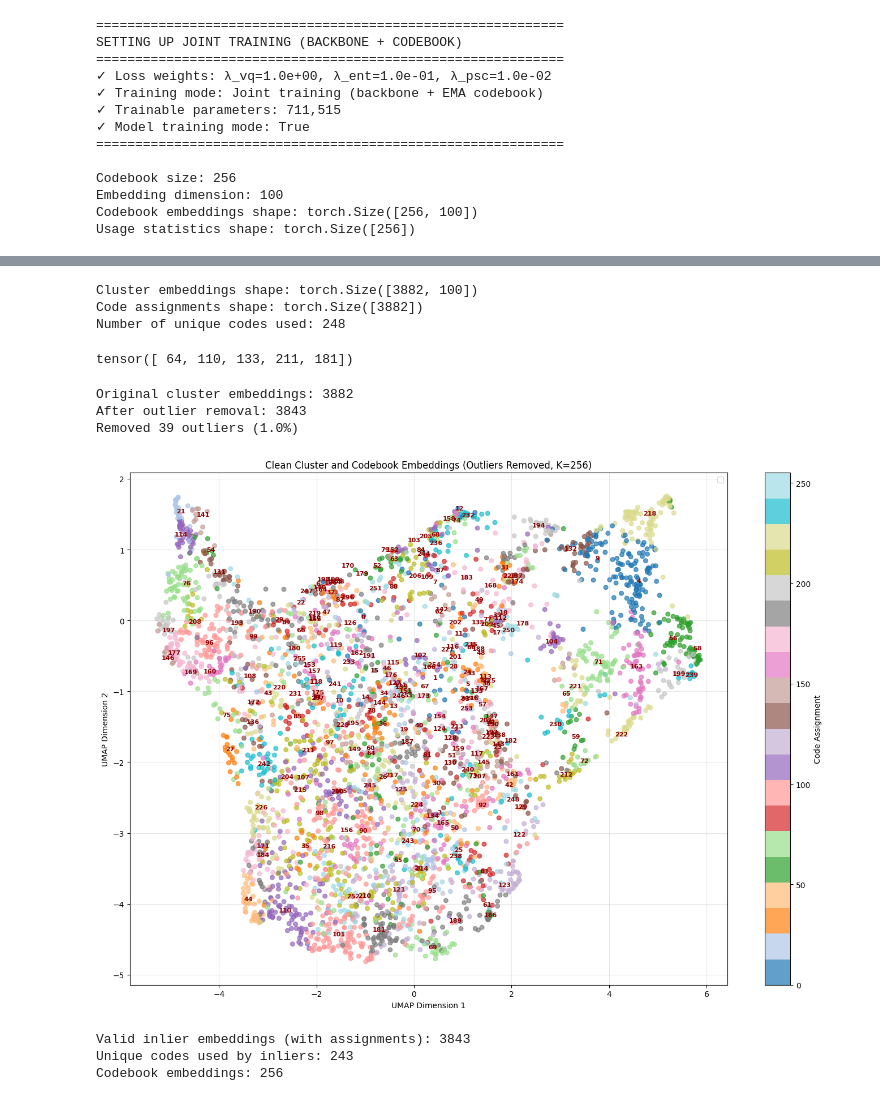
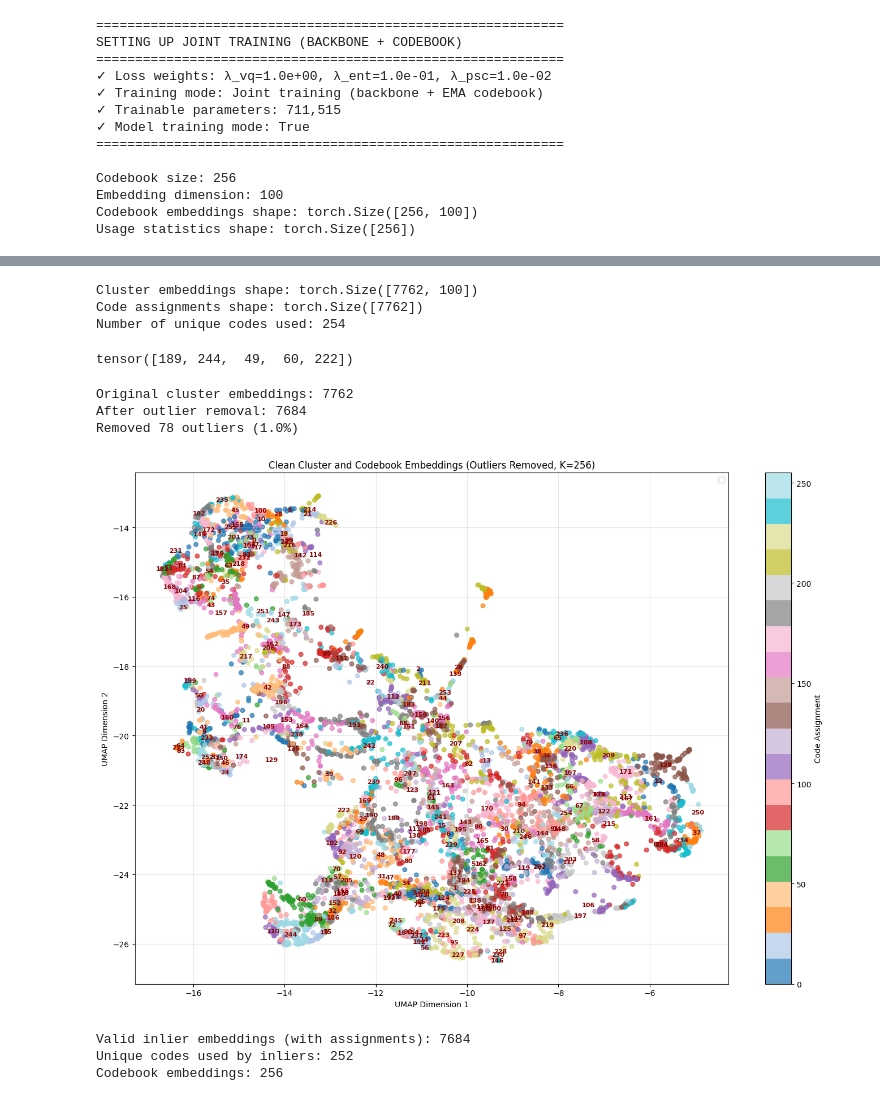
Before and after one commit to OliverLaboratory/BioBlobs, a Jupyter notebook: codebook_vis_random.ipynb, the cells around one changed output, grey strips where cells are left out. Drawn from its saved outputs; the diff is of its cells as text; code cells hidden in the pictures.

```diff
--- a/codebook_vis_random.ipynb
+++ b/codebook_vis_random.ipynb
@@ -15,7 +15,7 @@ from utils.proteinshake_dataset import get_dataset, create_dataloader
 
 train_dataset, val_dataset, test_dataset, num_classes = get_dataset(
     dataset_name='enzymecommission',
-    split='random',
+    split='structure',
     test_mode=False,
 )
 # %% [output]
@@ -38,7 +43,11 @@ import torch
 from partoken_resume_lightning import ParTokenResumeTrainingLightning
 
 # Load trained model
-checkpoint_path = "./outputs/codebook-resume/enzymecommission/random/2025-09-19-12-42-17/best-partoken-epoch=20-val_acc=0.863.ckpt"
+# checkpoint_path = "./outputs/codebook-resume/enzymecommission/random/2025-09-19-12-42-17/best-partoken-epoch=20-val_acc=0.863.ckpt"
+
+checkpoint_path = "./outputs/codebook-resume/enzymecommission/structure/2025-09-19-12-42-17/best-partoken-epoch=00-val_acc=0.567.ckpt"
+
+
 model = ParTokenResumeTrainingLightning.load_from_checkpoint(
     checkpoint_path,
     # model_cfg=model_cfg,  # Your model config
@@ -171,13 +180,13 @@ print("Cluster embeddings shape:", all_embeddings.shape)
 print("Code assignments shape:", all_assignments.shape)
 print("Number of unique codes used:", len(torch.unique(all_assignments[all_assignments >= 0])))
 # %% [output]
-Cluster embeddings shape: torch.Size([3882, 100])
-Code assignments shape: torch.Size([3882])
-Number of unique codes used: 248
+Cluster embeddings shape: torch.Size([7762, 100])
+Code assignments shape: torch.Size([7762])
+Number of unique codes used: 254
 # %%
 print(all_assignments[:5])
 # %% [output]
-tensor([ 64, 110, 133, 211, 181])
+tensor([189, 244,  49,  60, 222])
 # %%
 # Remove outliers and plot cleaner UMAP visualization
 from sklearn.ensemble import IsolationForest
@@ -215,41 +224,40 @@ n_inliers = inlier_embeddings.shape[0]
 cluster_2d_clean = combined_2d_clean[:n_inliers]
 codebook_2d_clean = combined_2d_clean[n_inliers:]
 
 plt.figure(figsize=(14, 10))
 
 # Plot inlier cluster embeddings (colored by their codebook assignments)
 valid_inlier_assignments = inlier_assignments[inlier_assignments >= 0]
 valid_cluster_2d_clean = cluster_2d_clean[inlier_assignments >= 0]
 
 scatter = plt.scatter(valid_cluster_2d_clean[:, 0], valid_cluster_2d_clean[:, 1],
                      c=valid_inlier_assignments.numpy(), cmap='tab20', s=30, alpha=0.7,
-                    #  label='Cluster Embeddings'
-                     )
+                     label='Cluster Embeddings')
 
 # Add integer labels for codebook embeddings (no markers)
 for i, (x, y) in enumerate(codebook_2d_clean):
     plt.annotate(str(i), (x, y), xytext=(0, 0), textcoords='offset points',
                 fontsize=8, color='darkred', fontweight='bold', ha='center', va='center')
 
 plt.colorbar(scatter, label='Code Assignment')
 plt.title(f'Clean Cluster and Codebook Embeddings (Outliers Removed, K={codebook_size})')
 plt.xlabel('UMAP Dimension 1')
 plt.ylabel('UMAP Dimension 2')
 plt.legend()
 plt.grid(True, alpha=0.3)
 plt.tight_layout()
 plt.show()
 
 print(f"Valid inlier embeddings (with assignments): {len(valid_inlier_assignments)}")
 print(f"Unique codes used by inliers: {len(torch.unique(valid_inlier_assignments))}")
 print(f"Codebook embeddings: {codebook_size}")
 # %% [output]
-Original cluster embeddings: 3882
-After outlier removal: 3843
-Removed 39 outliers (1.0%)
+Original cluster embeddings: 7762
+After outlier removal: 7684
+Removed 78 outliers (1.0%)
-[figure, old version]
+[figure, new version]
-Valid inlier embeddings (with assignments): 3843
-Unique codes used by inliers: 243
+Valid inlier embeddings (with assignments): 7684
+Unique codes used by inliers: 252
 Codebook embeddings: 256
 # %%
 # Extract highest importance cluster embedding per protein and plot by protein label
```
Also changed, not shown: parts of 10 cells of this notebook, 1 other file.
